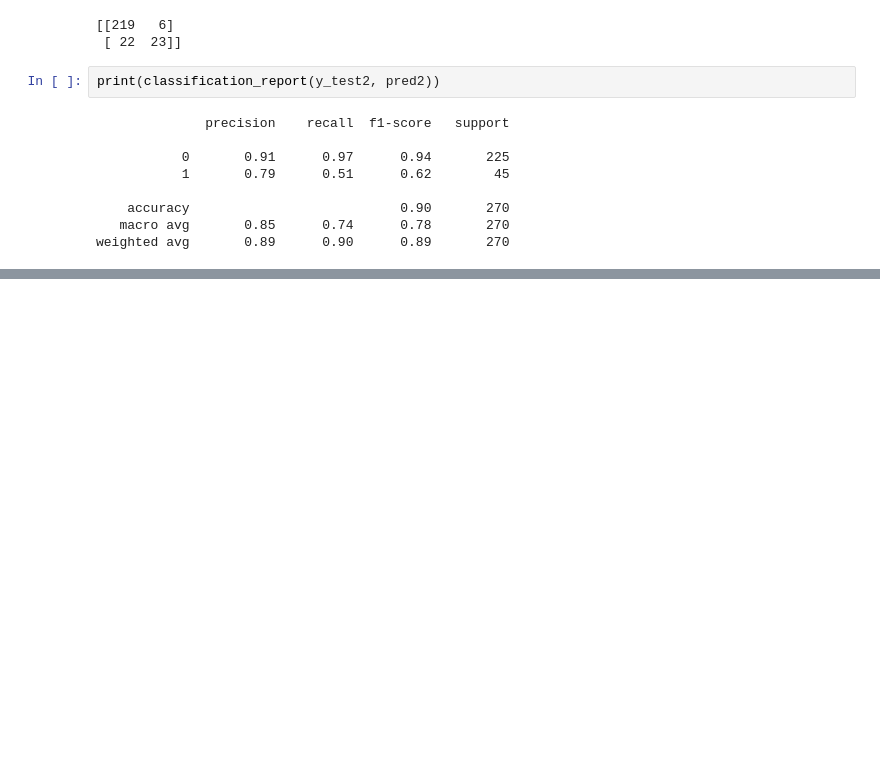
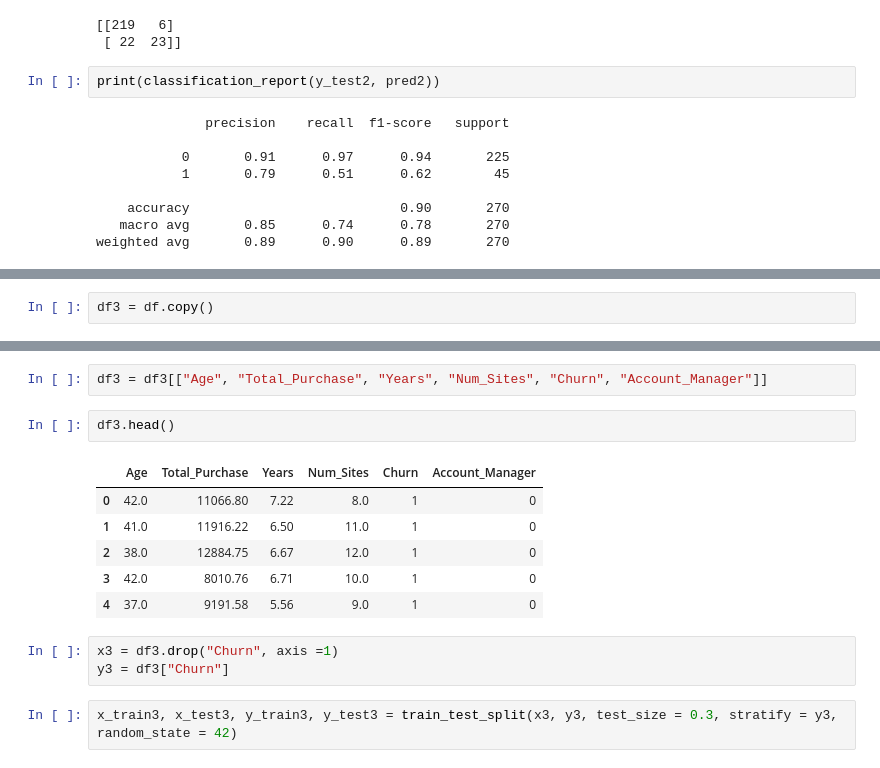
Before and after one commit to choeyunbeom/test-repo, a Jupyter notebook: 16.분류_문제.ipynb, the cells around one changed output, grey strips where cells are left out. Cells and saved outputs as stored; diff of their text form; blank space fills up the shorter version.

```diff
--- a/16.분류_문제.ipynb
+++ b/16.분류_문제.ipynb
@@ -344,0 +356,2 @@ weighted avg       0.89      0.90      0.89       270
+# %%
+df3 = df.copy()
@@ -344,0 +367,16 @@ weighted avg       0.89      0.90      0.89       270
+# %%
+df3 = df3[["Age", "Total_Purchase", "Years", "Num_Sites", "Churn", "Account_Manager"]]
+# %%
+df3.head()
+# %% [output]
+|  | Age | Total_Purchase | Years | Num_Sites | Churn | Account_Manager |
+| 0 | 42.0 | 11066.80 | 7.22 | 8.0 | 1 | 0 |
+| 1 | 41.0 | 11916.22 | 6.50 | 11.0 | 1 | 0 |
+| 2 | 38.0 | 12884.75 | 6.67 | 12.0 | 1 | 0 |
+| 3 | 42.0 | 8010.76 | 6.71 | 10.0 | 1 | 0 |
+| 4 | 37.0 | 9191.58 | 5.56 | 9.0 | 1 | 0 |
+# %%
+x3 = df3.drop("Churn", axis =1)
+y3 = df3["Churn"]
+# %%
+x_train3, x_test3, y_train3, y_test3 = train_test_split(x3, y3, test_size = 0.3, stratify = y3, random_state = 42)
```
Also changed, not shown: parts of 18 cells of this notebook.
